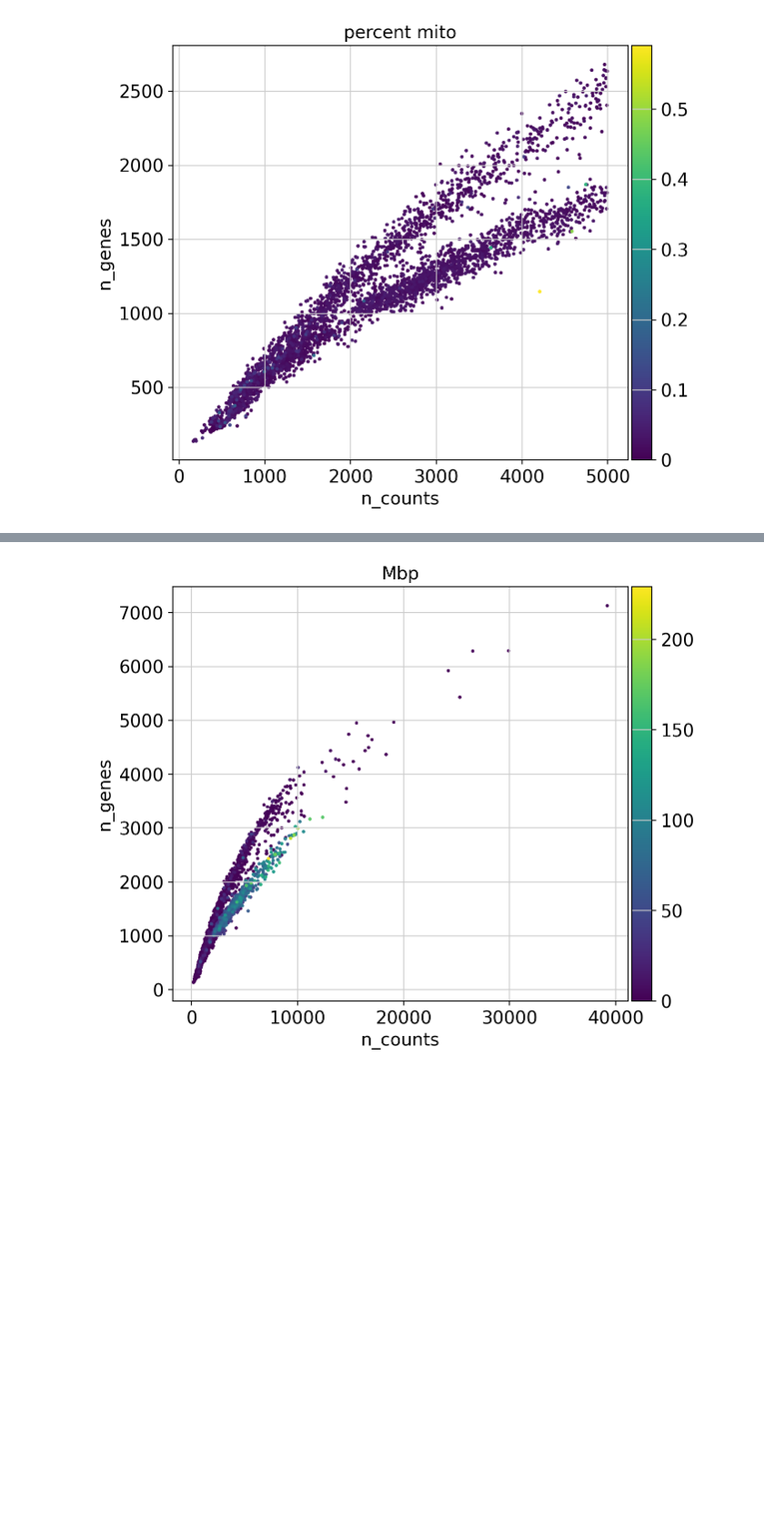
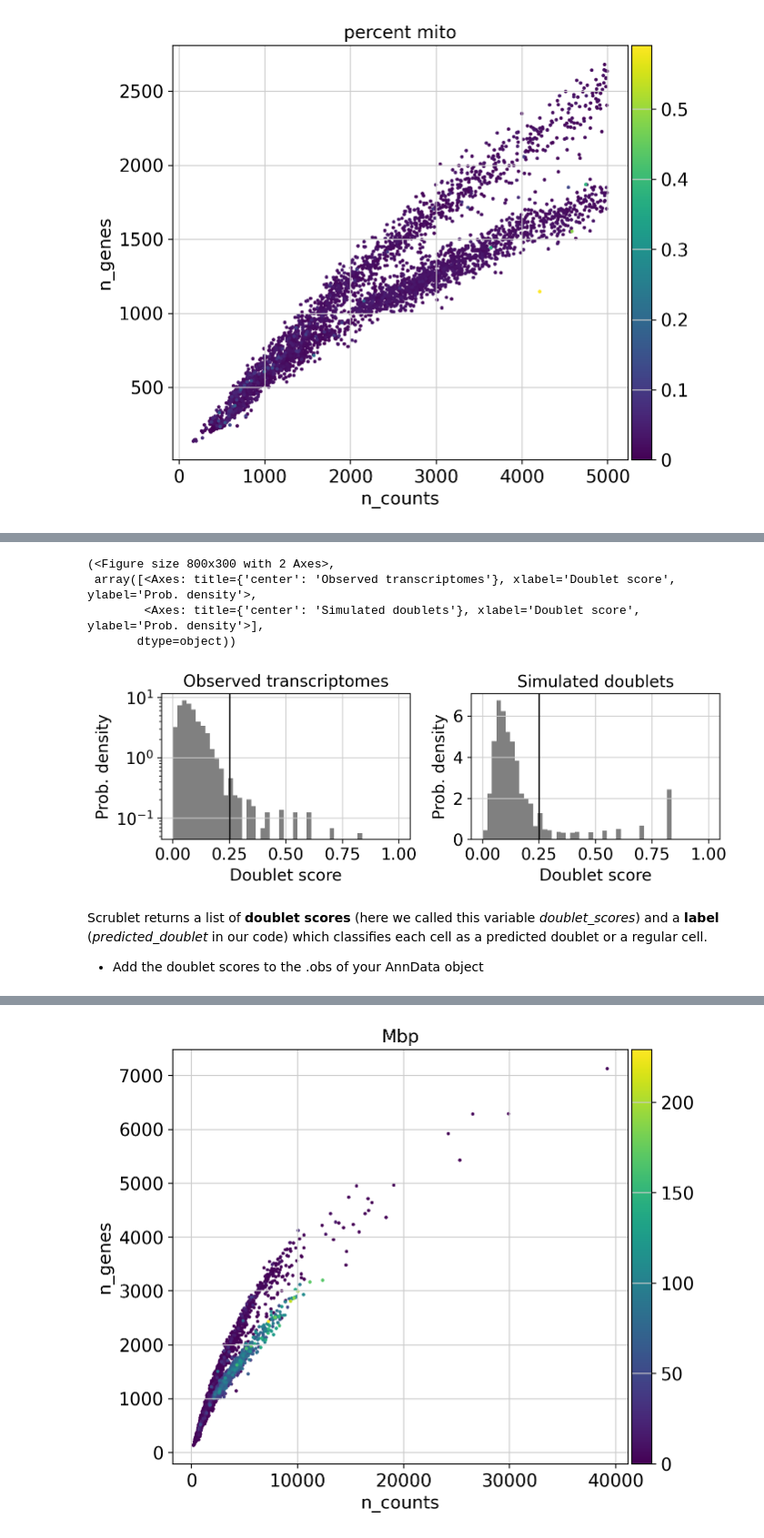
Before and after one commit to nunososorio/SingleCellGenomics2024, a Jupyter notebook: 3_Wednesday_April10th/SessionIV_p1.ipynb, the cells around one changed output, grey strips where cells are left out. Shown at 91% size. Saved outputs shown, nothing was run; the diff lists cells and outputs as text; code cells hidden in the pictures; blank space fills up the shorter version.

```diff
--- a/3_Wednesday_April10th/SessionIV_p1.ipynb
+++ b/3_Wednesday_April10th/SessionIV_p1.ipynb
@@ -230,0 +269,12 @@ sc.pl.scatter(adata[adata.obs.n_counts<5000], x='n_counts', y='n_genes', color='
+# %%
+# Check the threshold again
+scrub.plot_histogram()
+# %% [output]
+(<Figure size 800x300 with 2 Axes>,
+ array([<Axes: title={'center': 'Observed transcriptomes'}, xlabel='Doublet score', ylabel='Prob. density'>,
+        <Axes: title={'center': 'Simulated doublets'}, xlabel='Doublet score', ylabel='Prob. density'>],
+       dtype=object))
+[figure, added]
+# %% [markdown]
+Scrublet returns a list of **doublet scores** (here we called this variable *doublet_scores*) and a **label** (*predicted_doublet* in our code) which classifies each cell as a predicted doublet or a regular cell.
+- Add the doublet scores to the .obs of your AnnData object
```
Also changed, not shown: parts of 19 cells of this notebook.
